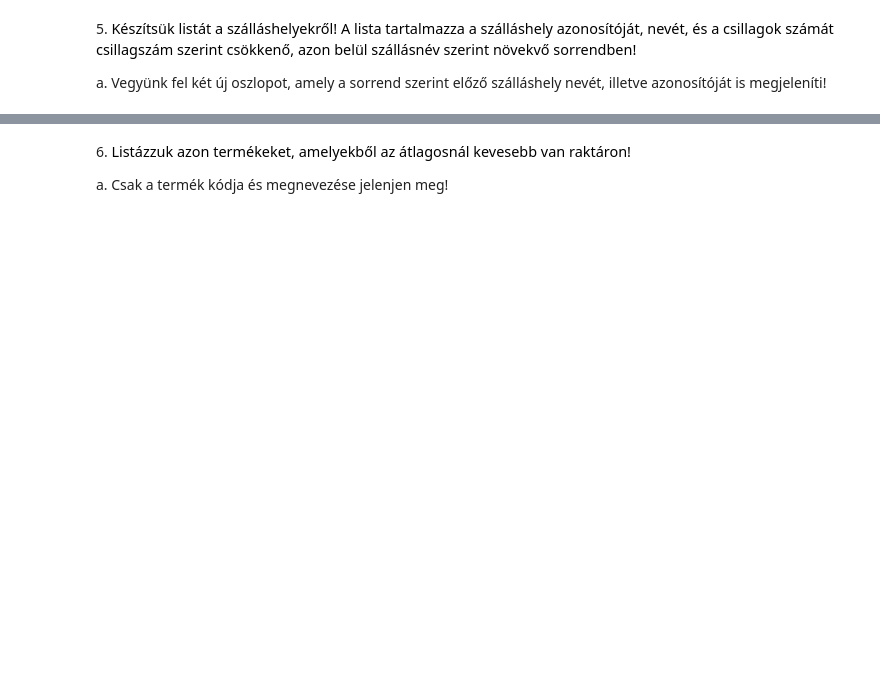
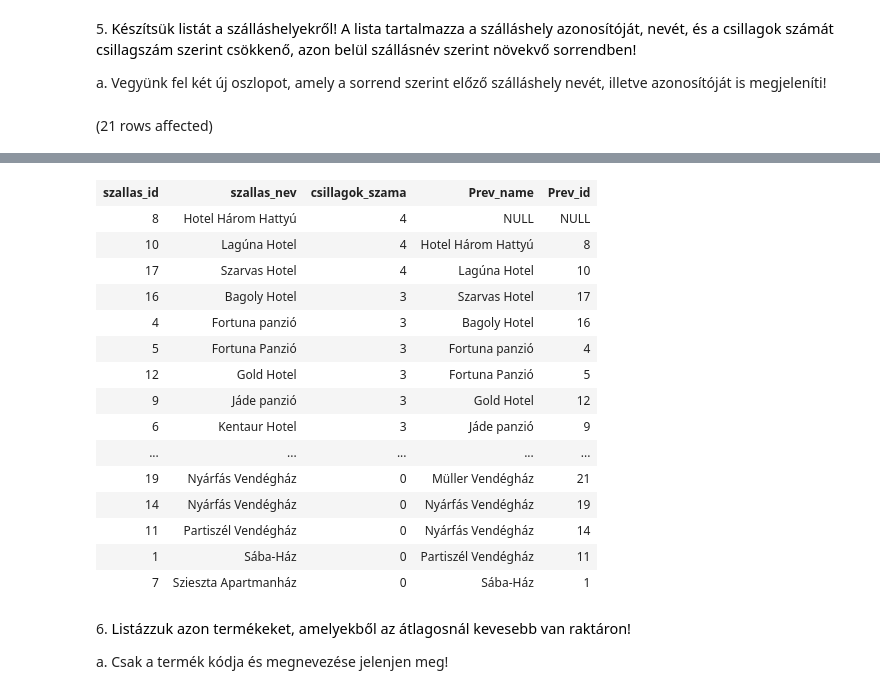
Before and after one commit to meglehetosen/sql1, a Jupyter notebook: gyakorlat06_feladatok.ipynb, the cells around one changed output, grey strips where cells are left out. Cells and saved outputs as stored; diff of their text form; code cells hidden in the pictures; blank space fills up the shorter version.

```diff
--- a/gyakorlat06_feladatok.ipynb
+++ b/gyakorlat06_feladatok.ipynb
@@ -96,3 +122,13 @@ d. A lista ne tartalmazzon duplikált sorokat!
 5. <span style="background-color: rgb(255, 255, 255); color: rgb(0, 0, 0); font-family: &quot;Open Sans&quot;, sans-serif; font-size: 14.44px;">Készítsük listát a szálláshelyekről! A lista tartalmazza a szálláshely azonosítóját, nevét, és a csillagok számát csillagszám szerint csökkenő, azon belül szállásnév szerint növekvő sorrendben!&nbsp;</span>
 
 a. Vegyünk fel két új oszlopot, amely a sorrend szerint előző szálláshely nevét, illetve azonosítóját is megjeleníti!
+# %%
+SELECT szallas_id,
+        szallas_nev,
+        csillagok_szama,
+        LAG(SZALLAS_NEV)OVER(ORDER by csillagok_szama desc ,szallas_nev asc) as Prev_name,
+        LAG(SZALLAS_ID)OVER(ORDER by csillagok_szama desc ,szallas_nev asc) Prev_id
+from szallashely
+ORDER by csillagok_szama DESC ,szallas_nev asc
+# %% [output]
+(21 rows affected)
@@ -99,3 +136,19 @@ a. Vegyünk fel két új oszlopot, amely a sorrend szerint előző szálláshely
+| szallas_id | szallas_nev | csillagok_szama | Prev_name | Prev_id |
+| 8 | Hotel Három Hattyú | 4 | NULL | NULL |
+| 10 | Lagúna Hotel | 4 | Hotel Három Hattyú | 8 |
+| 17 | Szarvas Hotel | 4 | Lagúna Hotel | 10 |
+| 16 | Bagoly Hotel | 3 | Szarvas Hotel | 17 |
+| 4 | Fortuna panzió | 3 | Bagoly Hotel | 16 |
+| 5 | Fortuna Panzió | 3 | Fortuna panzió | 4 |
+| 12 | Gold Hotel | 3 | Fortuna Panzió | 5 |
+| 9 | Jáde panzió | 3 | Gold Hotel | 12 |
+| 6 | Kentaur Hotel | 3 | Jáde panzió | 9 |
+| ... | ... | ... | ... | ... |
+| 19 | Nyárfás Vendégház | 0 | Müller Vendégház | 21 |
+| 14 | Nyárfás Vendégház | 0 | Nyárfás Vendégház | 19 |
+| 11 | Partiszél Vendégház | 0 | Nyárfás Vendégház | 14 |
+| 1 | Sába-Ház | 0 | Partiszél Vendégház | 11 |
+| 7 | Szieszta Apartmanház | 0 | Sába-Ház | 1 |
 # %% [markdown]
 6. <span style="background-color: rgb(255, 255, 255); color: rgb(0, 0, 0); font-family: &quot;Open Sans&quot;, sans-serif; font-size: 14.44px;">Listázzuk azon termékeket, amelyekből az átlagosnál kevesebb van raktáron!&nbsp;</span>
 
```
Also changed, not shown: parts of 8 cells of this notebook.
